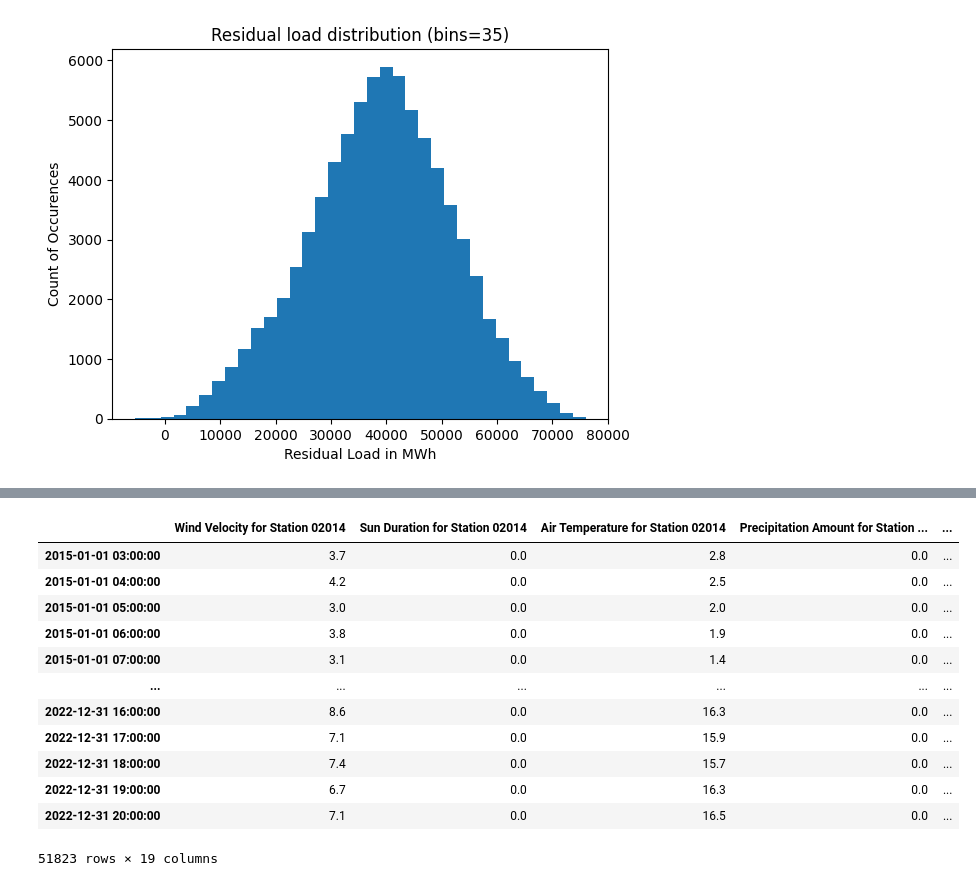
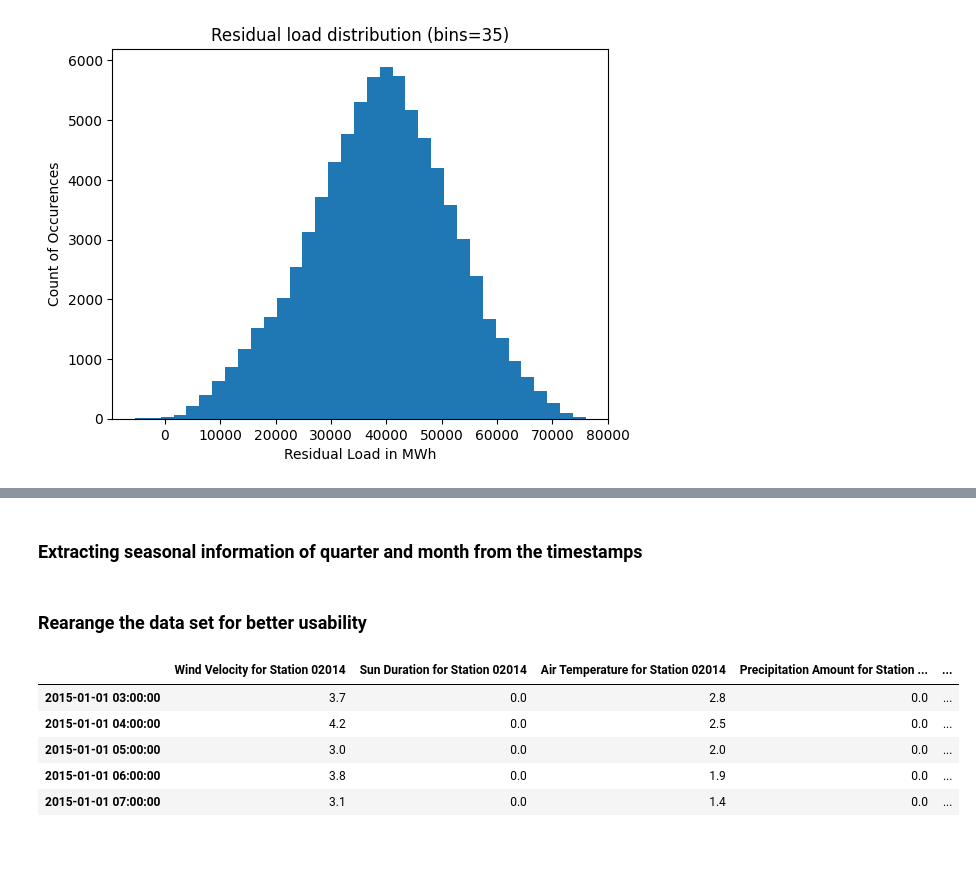
Before and after one commit to maxlautenbach/data-quadrat, a Jupyter notebook: data_collection.ipynb, the cells around one changed output, grey strips where cells are left out. Cells and saved outputs as stored; diff of their text form; code cells hidden in the pictures; blank space fills up the shorter version.

```diff
--- a/data_collection.ipynb
+++ b/data_collection.ipynb
@@ -47,12 +57,12 @@ plt.show()
 # %%
 def extract_dwd_data(residual_load_dataset, station_id):
 
-    station_data = [x for x in listdir() if station_id in x]
+    station_data = [x for x in listdir("dwd_data") if station_id in x]
 
-    wind_data = pd.read_csv([x for x in station_data if "produkt_f" in x][0], sep=";").iloc[-80000:]
-    solar_data = pd.read_csv([x for x in station_data if "produkt_sd" in x][0], sep=";").iloc[-80000:]
-    temperature_data = pd.read_csv([x for x in station_data if "produkt_tu" in x][0], sep=";").iloc[-80000:]
-    precipitation_data = pd.read_csv([x for x in station_data if "produkt_rr" in x][0], sep=";").iloc[-80000:]
+    wind_data = pd.read_csv("dwd_data/" + [x for x in station_data if "produkt_f" in x][0], sep=";").iloc[-80000:]
+    solar_data = pd.read_csv("dwd_data/" + [x for x in station_data if "produkt_sd" in x][0], sep=";").iloc[-80000:]
+    temperature_data = pd.read_csv("dwd_data/" + [x for x in station_data if "produkt_tu" in x][0], sep=";").iloc[-80000:]
+    precipitation_data = pd.read_csv("dwd_data/" + [x for x in station_data if "produkt_rr" in x][0], sep=";").iloc[-80000:]
 
     wind_data.index = [pd.to_datetime(x, format="%Y%m%d%H") for x in wind_data["MESS_DATUM"]]
     wind_data = wind_data.drop(columns="MESS_DATUM")
@@ -78,24 +109,21 @@ residual_load_dataset = residual_load_dataset.dropna()
+# %% [markdown]
+### Extracting seasonal information of quarter and month from the timestamps
 # %%
 residual_load_dataset["Quarter"] = residual_load_dataset.index
 residual_load_dataset["Quarter"] = residual_load_dataset["Quarter"].dt.quarter
 # %%
 residual_load_dataset["Month"] = [x.month for x in list(residual_load_dataset.index)]
+# %% [markdown]
+### Rearange the data set for better usability
 # %%
 cols = residual_load_dataset.columns.tolist()
 cols = cols[1:] + [cols[0]]
 residual_load_dataset = residual_load_dataset[cols]
-residual_load_dataset
+residual_load_dataset.head()
 # %% [output]
 |  | Wind Velocity for Station 02014 | Sun Duration for Station 02014 | Air Temperature for Station 02014 | Precipitation Amount for Station ... | ... |
 | 2015-01-01 03:00:00 | 3.7 | 0.0 | 2.8 | 0.0 | ... |
 | 2015-01-01 04:00:00 | 4.2 | 0.0 | 2.5 | 0.0 | ... |
 | 2015-01-01 05:00:00 | 3.0 | 0.0 | 2.0 | 0.0 | ... |
 | 2015-01-01 06:00:00 | 3.8 | 0.0 | 1.9 | 0.0 | ... |
 | 2015-01-01 07:00:00 | 3.1 | 0.0 | 1.4 | 0.0 | ... |
-| ... | ... | ... | ... | ... | ... |
-| 2022-12-31 16:00:00 | 8.6 | 0.0 | 16.3 | 0.0 | ... |
-| 2022-12-31 17:00:00 | 7.1 | 0.0 | 15.9 | 0.0 | ... |
-| 2022-12-31 18:00:00 | 7.4 | 0.0 | 15.7 | 0.0 | ... |
-| 2022-12-31 19:00:00 | 6.7 | 0.0 | 16.3 | 0.0 | ... |
-| 2022-12-31 20:00:00 | 7.1 | 0.0 | 16.5 | 0.0 | ... |
-51823 rows × 19 columns
```
Also changed, not shown: parts of 12 cells of this notebook, 43 other files.
